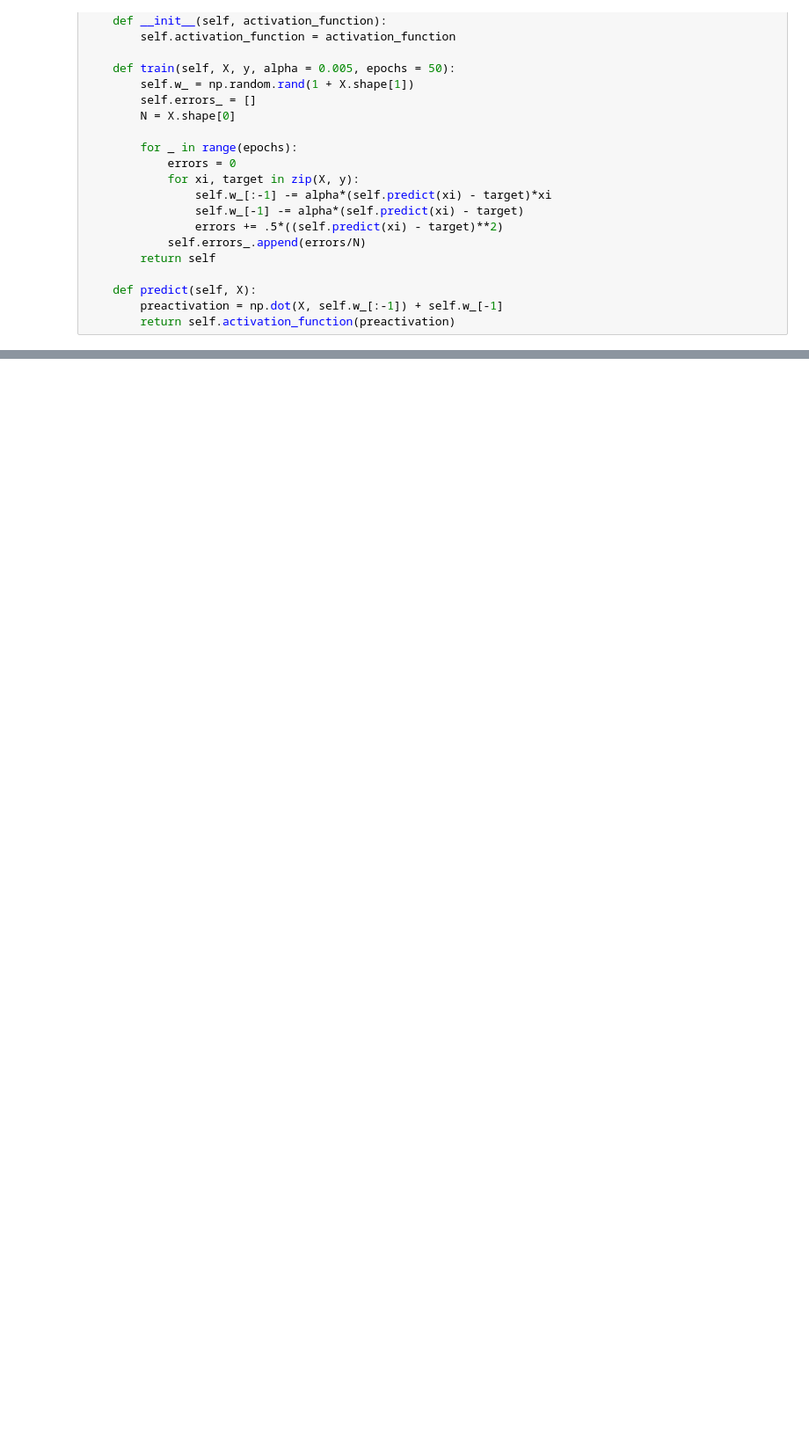
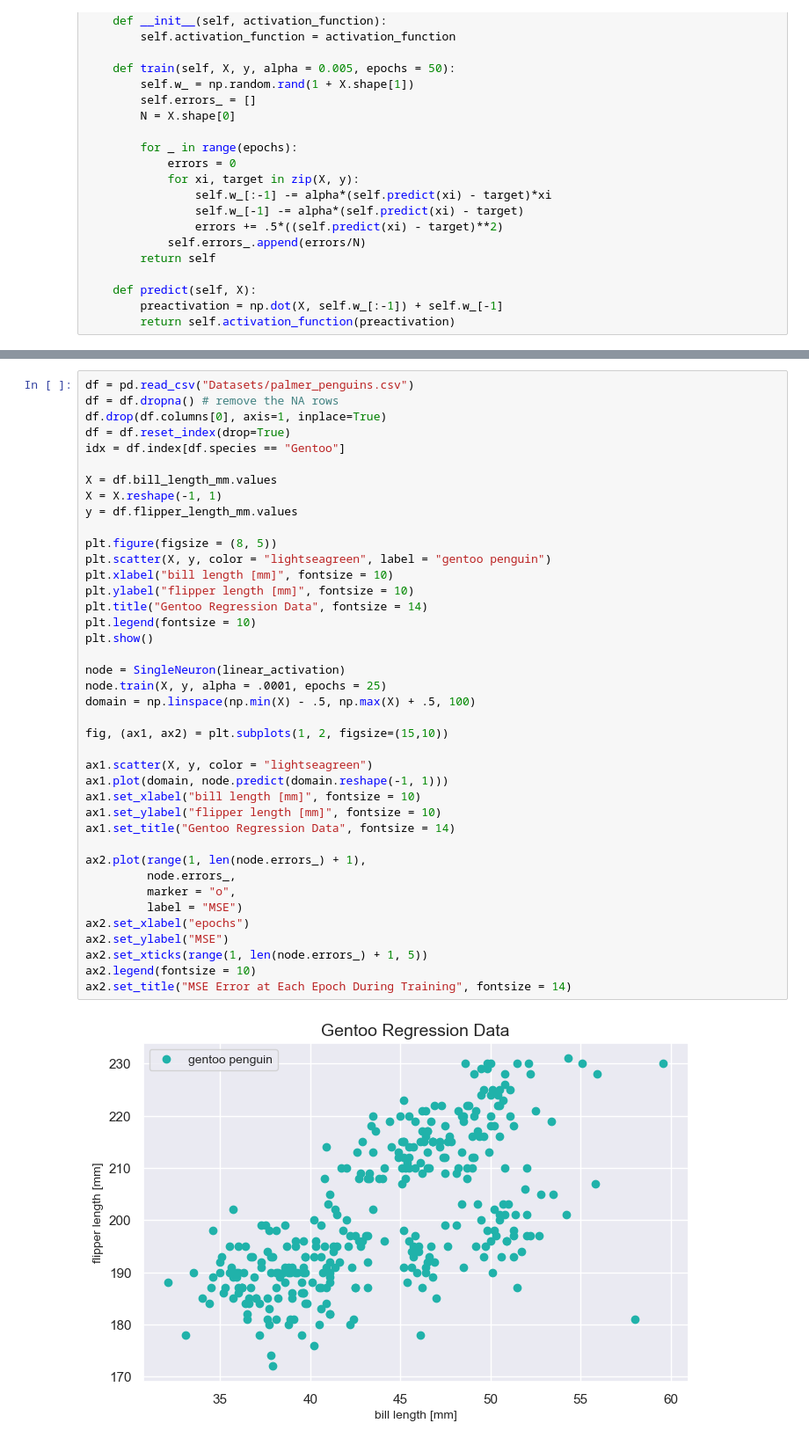
Before and after one commit to Kay-zttang/ML-Course-Notes, a Jupyter notebook: Lec4_The_Gradient_Descent/The_Gradient_Descent.ipynb, the cells around one changed output, grey strips where cells are left out. Shown at 88% size. Saved outputs shown, nothing was run; the diff lists cells and outputs as text; blank space fills up the shorter version.

```diff
--- a/Lec4_The_Gradient_Descent/The_Gradient_Descent.ipynb
+++ b/Lec4_The_Gradient_Descent/The_Gradient_Descent.ipynb
@@ -157,0 +158,42 @@ for ax, alpha in zip(axs.flat, alphas):
+# %%
+df = pd.read_csv("Datasets/palmer_penguins.csv")
+df = df.dropna() # remove the NA rows
+df.drop(df.columns[0], axis=1, inplace=True)
+df = df.reset_index(drop=True)
+idx = df.index[df.species == "Gentoo"]
+
+X = df.bill_length_mm.values
+X = X.reshape(-1, 1)
+y = df.flipper_length_mm.values
+
+plt.figure(figsize = (8, 5))
+plt.scatter(X, y, color = "lightseagreen", label = "gentoo penguin")
+plt.xlabel("bill length [mm]", fontsize = 10)
+plt.ylabel("flipper length [mm]", fontsize = 10)
+plt.title("Gentoo Regression Data", fontsize = 14)
+plt.legend(fontsize = 10)
+plt.show()
+
+node = SingleNeuron(linear_activation)
+node.train(X, y, alpha = .0001, epochs = 25)
+domain = np.linspace(np.min(X) - .5, np.max(X) + .5, 100)
+
+fig, (ax1, ax2) = plt.subplots(1, 2, figsize=(15,10))
+
+ax1.scatter(X, y, color = "lightseagreen")
+ax1.plot(domain, node.predict(domain.reshape(-1, 1)))
+ax1.set_xlabel("bill length [mm]", fontsize = 10)
+ax1.set_ylabel("flipper length [mm]", fontsize = 10)
+ax1.set_title("Gentoo Regression Data", fontsize = 14)
+
+ax2.plot(range(1, len(node.errors_) + 1),
+         node.errors_,
+         marker = "o",
+         label = "MSE")
+ax2.set_xlabel("epochs")
+ax2.set_ylabel("MSE")
+ax2.set_xticks(range(1, len(node.errors_) + 1, 5))
+ax2.legend(fontsize = 10)
+ax2.set_title("MSE Error at Each Epoch During Training", fontsize = 14)
+# %% [output]
+[figure, added]
```
Also changed, not shown: parts of 9 cells of this notebook.
